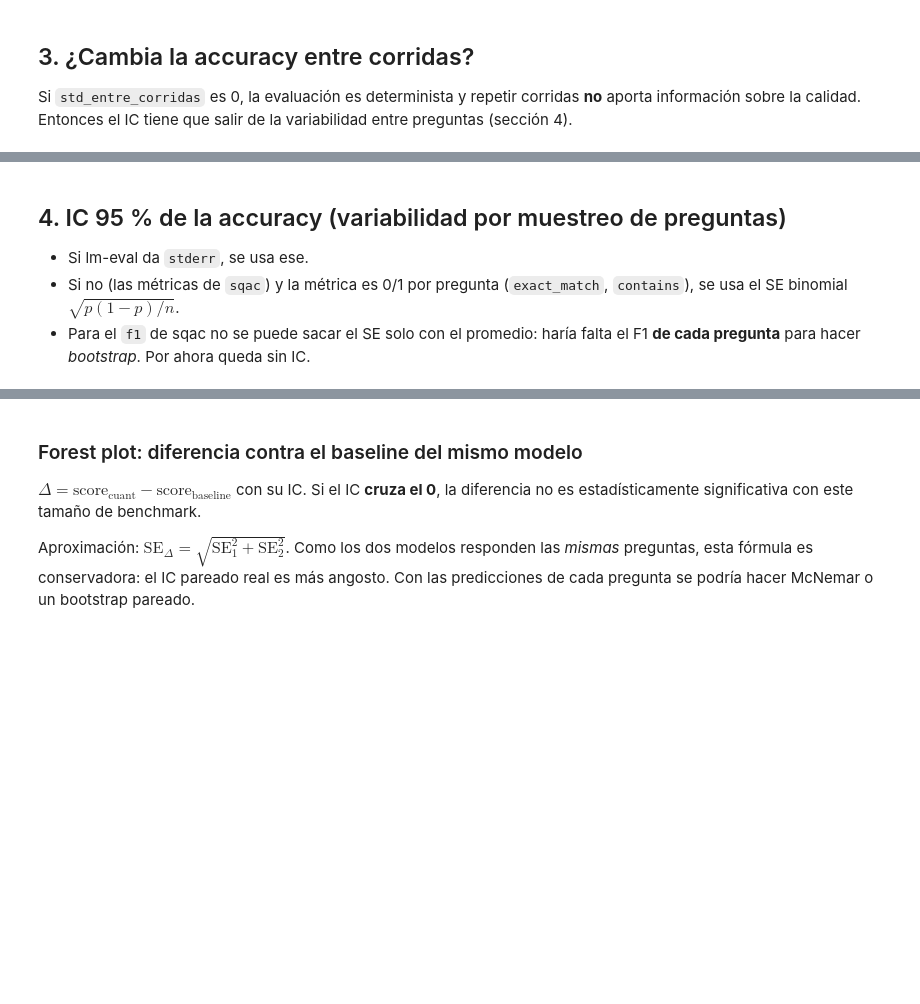
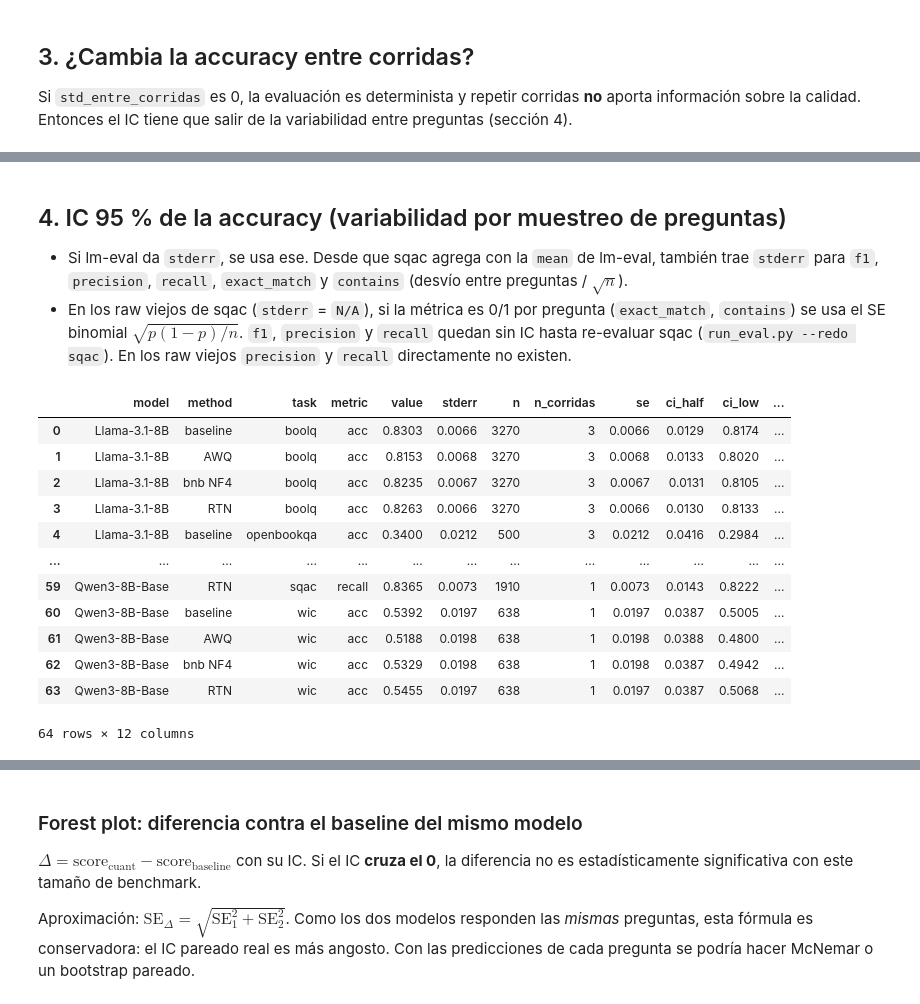
Before and after one commit to milicarabelos/Tesis, a Jupyter notebook: plots/plots_quantized.ipynb, the cells around one changed output, grey strips where cells are left out. Saved outputs shown, nothing was run; the diff lists cells and outputs as text; code cells hidden in the pictures; blank space fills up the shorter version.

Commit message:
adding precision and recall for sqac to plots

```diff
--- a/plots/plots_quantized.ipynb
+++ b/plots/plots_quantized.ipynb
@@ -78,4 +78,11 @@ METHOD_COLORS = {
 EXTRA_COLORS = ["#e87ba4", "#008300", "#8a63d2", "#7b7b7b"]   # para métodos que no estén arriba
 
 # Métrica "principal" de cada benchmark
-SCORE_METRIC = {"sqac": "f1"}   # el resto usa "acc"
+# Métrica(s) a graficar de cada benchmark (el resto usa "acc").
+# sqac: F1 a nivel de tokens y sus dos componentes. Precision = qué parte de lo que respondió el
+# modelo está en la respuesta correcta; recall = qué parte de la respuesta correcta aparece en lo que respondió.
+SCORE_METRIC = {"sqac": ["f1", "precision", "recall"]}
+
+def score_metrics(task):
+    m = SCORE_METRIC.get(task, "acc")
+    return [m] if isinstance(m, str) else list(m)
@@ -223,35 +302,51 @@ run_var
 ## 4. IC 95 % de la accuracy (variabilidad por muestreo de preguntas)
 
 - Si lm-eval da `stderr`, se usa ese.
-- Si no (las métricas de `sqac`) y la métrica es 0/1 por pregunta (`exact_match`, `contains`), se usa el SE binomial $\sqrt{p(1-p)/n}$.
-- Para el `f1` de sqac no se puede sacar el SE solo con el promedio: haría falta el F1 **de cada pregunta**
-  para hacer *bootstrap*. Por ahora queda sin IC.
+  Desde que sqac agrega con la `mean` de lm-eval, también trae `stderr` para `f1`, `precision`, `recall`,
+  `exact_match` y `contains` (desvío entre preguntas / $\sqrt{n}$).
+- En los raw viejos de sqac (`stderr` = `N/A`), si la métrica es 0/1 por pregunta (`exact_match`, `contains`) se usa el SE
+  binomial $\sqrt{p(1-p)/n}$. `f1`, `precision` y `recall` quedan sin IC hasta re-evaluar sqac (`run_eval.py --redo sqac`).
+  En los raw viejos `precision` y `recall` directamente no existen.
 # %%
 BINARY_METRICS = {"acc", "acc_norm", "exact_match", "contains"}
 
 def se_for(row):
     if not np.isnan(row["stderr"]):
         return row["stderr"]
     if row["metric"] in BINARY_METRICS and not np.isnan(row["n"]):
         p = row["value"]
         return math.sqrt(p * (1 - p) / row["n"])
     return np.nan
 
 # Una fila por (modelo, método, tarea, métrica). El valor no cambia entre corridas, así que se toma la media
 acc = (scores.groupby(["model", "method", "task", "metric"])
        .agg(value=("value", "mean"), stderr=("stderr", "mean"), n=("n", "max"), n_corridas=("run", "count"))
        .reset_index())
 acc["se"] = acc.apply(se_for, axis=1)
 acc["ci_half"] = Z95 * acc["se"]
 acc["ci_low"] = acc["value"] - acc["ci_half"]
 acc["ci_high"] = acc["value"] + acc["ci_half"]
 acc["method"] = method_cat(acc["method"])
 acc = acc.sort_values(["model", "task", "metric", "method"]).reset_index(drop=True)
 
 # Métrica principal de cada benchmark
-main = acc[acc.apply(lambda r: r["metric"] == SCORE_METRIC.get(r["task"], "acc"), axis=1)].copy()
+main = acc[acc.apply(lambda r: r["metric"] in score_metrics(r["task"]), axis=1)].copy()
 main["bench"] = main["task"] + " (" + main["metric"] + ")"
 acc.round(4)
+# %% [output]
+|  | model | method | task | metric | value | stderr | n | n_corridas | se | ci_half | ci_low | ... |
+| 0 | Llama-3.1-8B | baseline | boolq | acc | 0.8303 | 0.0066 | 3270 | 3 | 0.0066 | 0.0129 | 0.8174 | ... |
+| 1 | Llama-3.1-8B | AWQ | boolq | acc | 0.8153 | 0.0068 | 3270 | 3 | 0.0068 | 0.0133 | 0.8020 | ... |
+| 2 | Llama-3.1-8B | bnb NF4 | boolq | acc | 0.8235 | 0.0067 | 3270 | 3 | 0.0067 | 0.0131 | 0.8105 | ... |
+| 3 | Llama-3.1-8B | RTN | boolq | acc | 0.8263 | 0.0066 | 3270 | 3 | 0.0066 | 0.0130 | 0.8133 | ... |
+| 4 | Llama-3.1-8B | baseline | openbookqa | acc | 0.3400 | 0.0212 | 500 | 3 | 0.0212 | 0.0416 | 0.2984 | ... |
+| ... | ... | ... | ... | ... | ... | ... | ... | ... | ... | ... | ... | ... |
+| 59 | Qwen3-8B-Base | RTN | sqac | recall | 0.8365 | 0.0073 | 1910 | 1 | 0.0073 | 0.0143 | 0.8222 | ... |
+| 60 | Qwen3-8B-Base | baseline | wic | acc | 0.5392 | 0.0197 | 638 | 1 | 0.0197 | 0.0387 | 0.5005 | ... |
+| 61 | Qwen3-8B-Base | AWQ | wic | acc | 0.5188 | 0.0198 | 638 | 1 | 0.0198 | 0.0388 | 0.4800 | ... |
+| 62 | Qwen3-8B-Base | bnb NF4 | wic | acc | 0.5329 | 0.0198 | 638 | 1 | 0.0198 | 0.0387 | 0.4942 | ... |
+| 63 | Qwen3-8B-Base | RTN | wic | acc | 0.5455 | 0.0197 | 638 | 1 | 0.0197 | 0.0387 | 0.5068 | ... |
+64 rows × 12 columns
 # %%
 # Tabla compacta "valor ± IC95" por modelo (lista para la tesis)
 def fmt(r):
```
Also changed, not shown: parts of 13 cells of this notebook.
